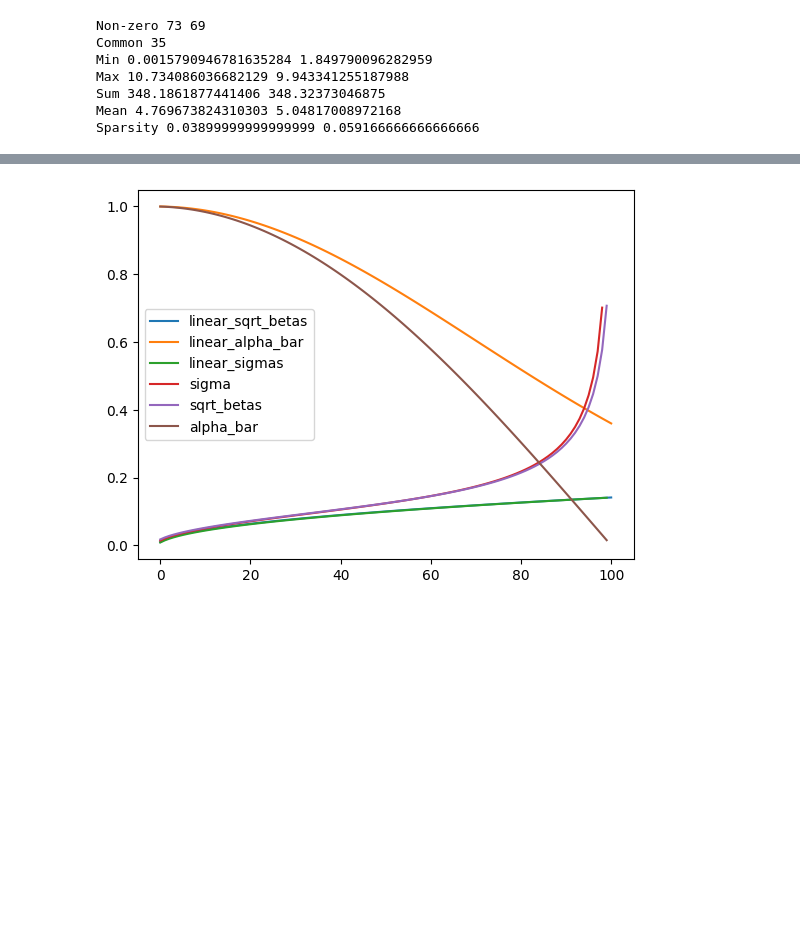
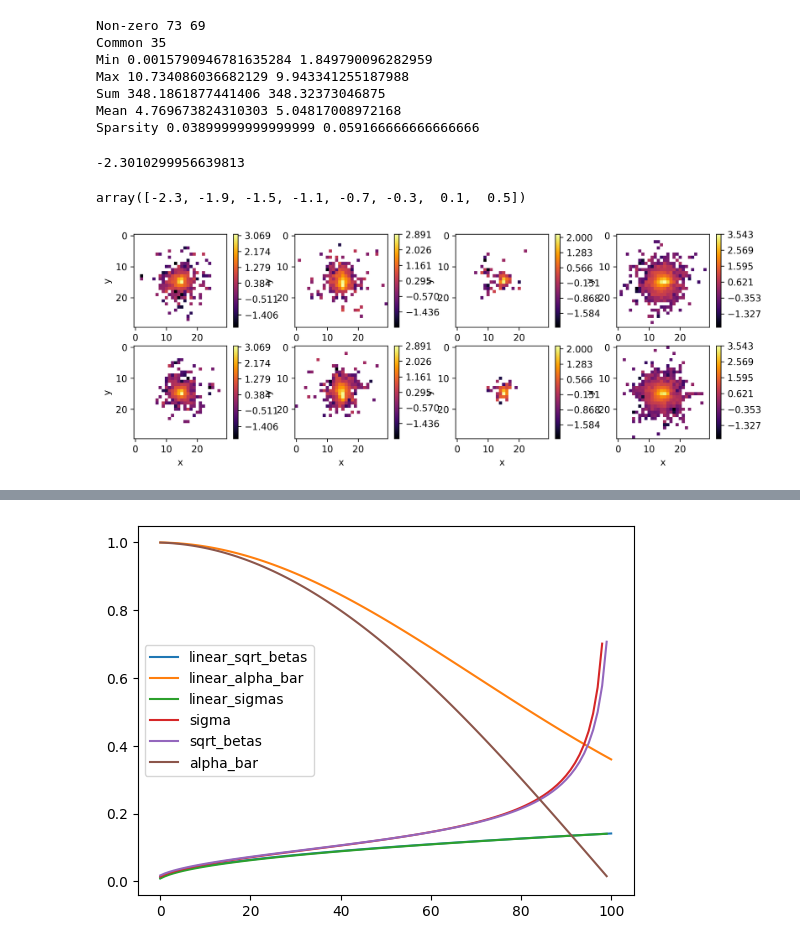
Before and after one commit to sashaatlasov/DiffusionDipolma, a Jupyter notebook: test.ipynb, the cells around one changed output, grey strips where cells are left out. Drawn from its saved outputs; the diff is of its cells as text; code cells hidden in the pictures; blank space fills up the shorter version.

```diff
--- a/test.ipynb
+++ b/test.ipynb
@@ -171,6 +181,40 @@ Max 10.734086036682129 9.943341255187988
 Sum 348.1861877441406 348.32373046875
 Mean 4.769673824310303 5.04817008972168
 Sparsity 0.03899999999999999 0.059166666666666666
+# %%
+np.log10(5e-3)
+# %% [output]
+-2.3010299956639813
+# %%
+np.round(np.linspace(np.log10(5e-3)-1e-6, np.log10(s.max()), 8), 1)
+# %% [output]
+array([-2.3, -1.9, -1.5, -1.1, -0.7, -0.3,  0.1,  0.5])
+# %%
+from metrics.calogan_metrics import get_sparsity_level
+from data import log1p_inverse_transform
+t = 5e-3
+fig, axes = plt.subplots(ncols=4, nrows=2, figsize=(12,4), dpi=300)
+for k, idx in enumerate([0, 3, 10, 11]):
+    s = log1p_inverse_transform(samples[idx])
+    r = log1p_inverse_transform(energy[idx])
+    ticks1 = np.linspace(np.log10(5e-3)-1e-6, np.log10(s.max()), 7)
+    ticks2 = np.linspace(np.log10(5e-3)-1e-6, np.log10(r.max()), 7)
+    s = np.log10(np.ma.masked_less(s, t))
+    r = np.log10(np.ma.masked_less(r, t))
+    vmin, vmax = min(r.min(), s.min()), max(r.max(), s.max())
+    im1 = axes[0, k].imshow(np.transpose(r, (1, 2, 0)), cmap='inferno', vmin=vmin, vmax=vmax)
+    axes[0, k].set_xlabel('x')
+    axes[0, k].set_ylabel('y')
+    plt.colorbar(im1, ax=axes[0, k], fraction=0.05, ticks=ticks2)
+    im2 = axes[1, k].imshow(np.transpose(s, (1, 2, 0)), cmap='inferno', vmin=vmin, vmax=vmax)
+    axes[1, k].set_xlabel('x')
+    axes[1, k].set_ylabel('y')
+    plt.colorbar(im2, ax=axes[1, k], fraction=0.05, ticks=ticks2)
+    #cbar = fig.colorbar(im2, fraction=0.05)
+    #cbar.set_label('log10(E)', size=12)
+plt.show()
+# %% [output]
+[figure, added]
 # %%
 t = 5e-3
 for i in range(30):
```
Also changed, not shown: parts of 11 cells of this notebook, 2 other files.
